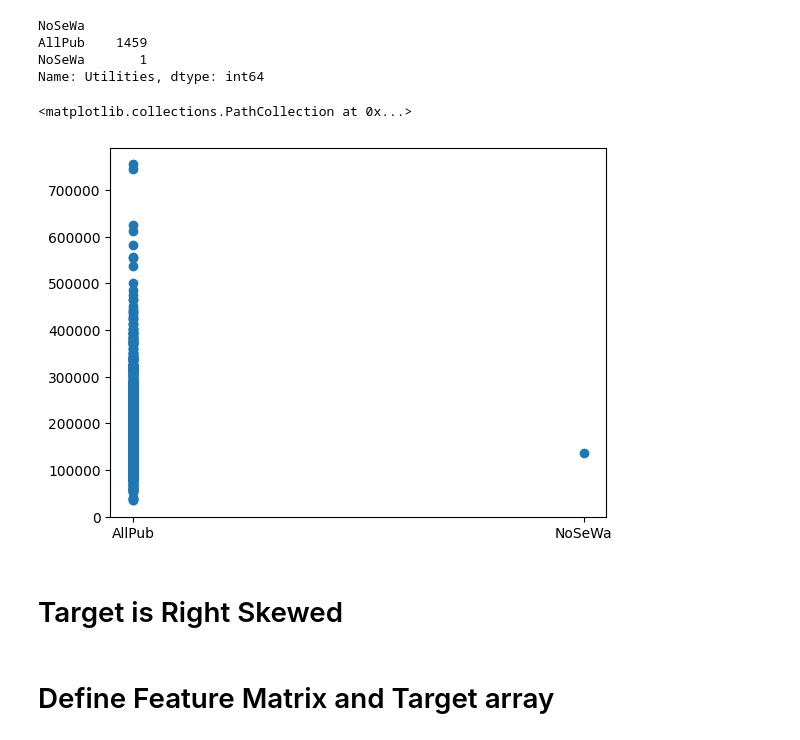
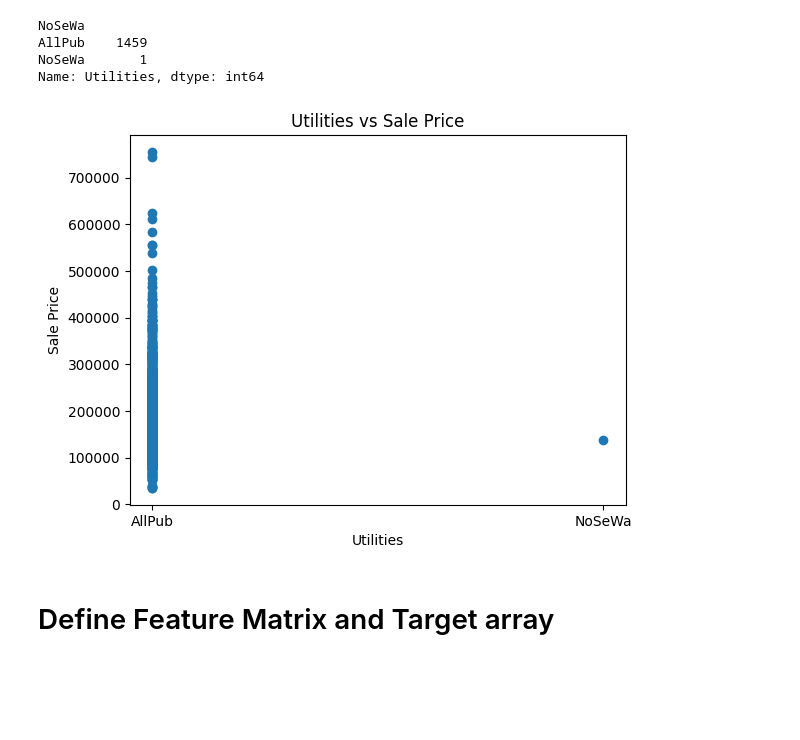
Before and after one commit to jdwatson08/House-Price-Model, a Jupyter notebook: House_price_model.ipynb, the cells around one changed output. Saved outputs shown, nothing was run; the diff lists cells and outputs as text; code cells hidden in the pictures; blank space fills up the shorter version.

```diff
--- a/House_price_model.ipynb
+++ b/House_price_model.ipynb
@@ -175,13 +174,14 @@ NoSeWa
 AllPub    1459
 NoSeWa       1
 Name: Utilities, dtype: int64
-# %%
-plt.scatter(df['Utilities'], df['SalePrice'])
-# %% [output]
-<matplotlib.collections.PathCollection at 0x...>
-[figure, removed]
-# %% [markdown]
-# Target is Right Skewed
+# %%
+plt.scatter(df['Utilities'], df['SalePrice'])
+plt.xlabel("Utilities")
+plt.ylabel("Sale Price")
+plt.title("Utilities vs Sale Price")
+plt.show()
+# %% [output]
+[figure, added]
 # %% [markdown]
 # Define Feature Matrix and Target array
 # %%
```
Also changed, not shown: parts of 13 cells of this notebook.
